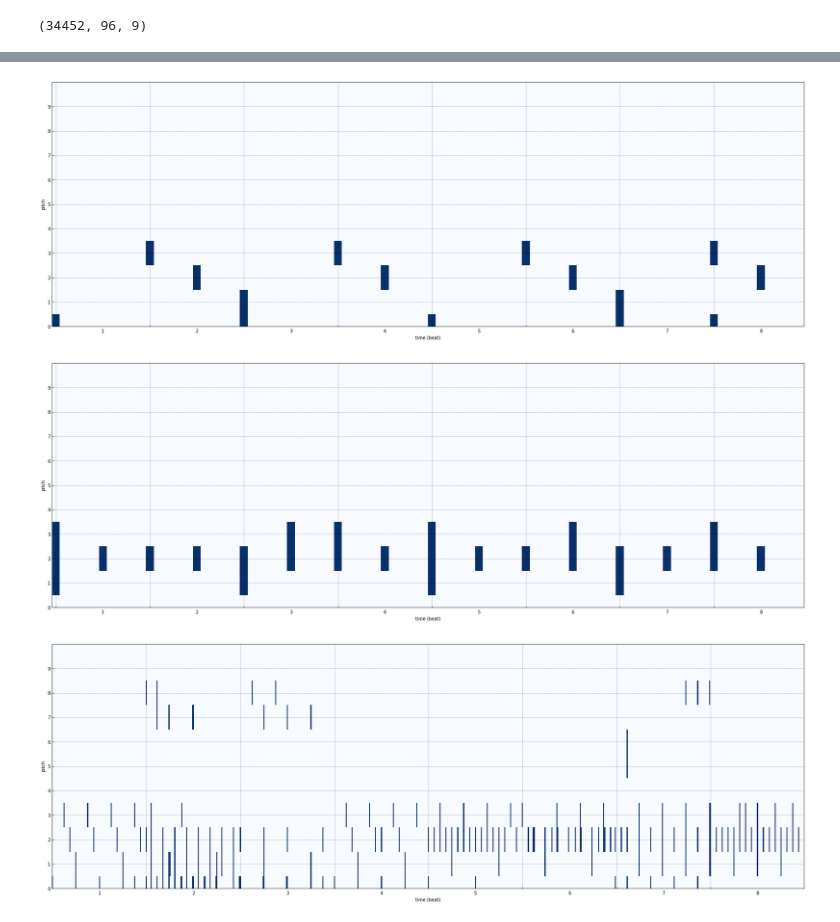
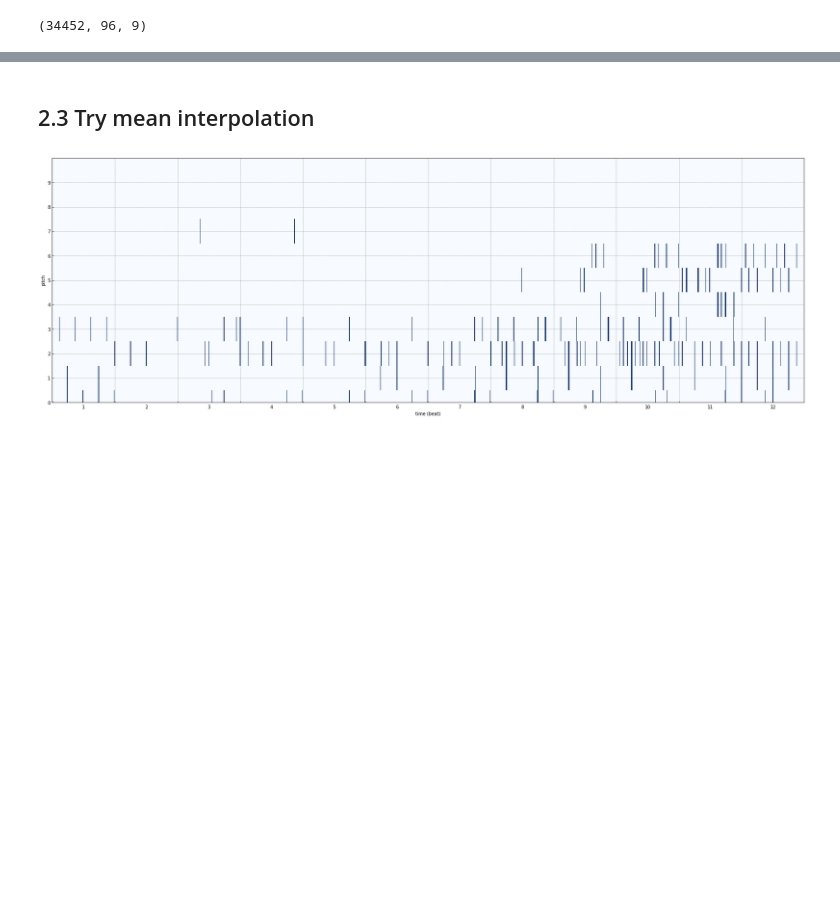
Before and after one commit to vibertthio/drum_generation, a Jupyter notebook: vae_rnn/vae_rnn_interpolation.ipynb, the cells around one changed output, grey strips where cells are left out. Drawn from its saved outputs; the diff is of its cells as text; code cells hidden in the pictures; blank space fills up the shorter version.

Commit message:
:guitar: finish adding new data

```diff
--- a/vae_rnn/vae_rnn_interpolation.ipynb
+++ b/vae_rnn/vae_rnn_interpolation.ipynb
@@ -22,11 +23,11 @@ for i, m in enumerate(models):
 # %%
 encoder = Encoder().to(device)
-decoder = Decoder().to(device)
+decoder = Decoder(beat=48).to(device)
 vae = VAE(encoder, decoder).to(device)
 # %%
 vae.load_state_dict(torch.load(path + models[0]))
 # %%
-train_x_reduced = np.load('./../explore_data/data/train_x_drum_reduced.npy')
+train_x_reduced = np.load('./../explore_data/data/train_x_drum_reduced_Electronic.npy')
 print(train_x_reduced.shape)
 # %% [output]
 (34452, 96, 9)
@@ -123,3 +118,16 @@ def slerp(a, b, steps=256):
         tmp = np.sin((1.0-t)*omega) / so * a + np.sin(t*omega)/so * b
         step_list.append(tmp)
     return step_list
+# %%
+# read midi
+def parseMidi(filename):
+    mt = pypianoroll.parse(filename)
+    track = mt.tracks[0]
+    pr = track.pianoroll
+    pr = np.where(pr > 0, 1, 0)
+    pr = pr[:,:9]
+    return pr
+
+samples = np.zeros((256,96,9)).astype(np.float32)
+samples[0] = parseMidi('./samples/sample-1.mid')
+samples[1] = parseMidi('./samples/sample-4.mid')
@@ -126,43 +253,53 @@ def slerp(a, b, steps=256):
+# %% [markdown]
+## 2.3 Try mean interpolation
 # %%
 for batch_i, data in enumerate(train_loader):
     if batch_i > 0:
         break
     with torch.no_grad():
-        pltReducedDrumTrack(data[0][0])
-        pltReducedDrumTrack(data[0][1])
-        data = Variable(data[0]).type(torch.float32).to(device)
-        latent = encoder(data)
+        data = data[0]
+        # pltReducedDrumTrack(data[0])
+        # pltReducedDrumTrack(data[1])
+        data = Variable(data).type(torch.float32).to(device)
+        latent = vae._enc_mu(encoder(data))
+
         steps = np.asarray(slerp(
             latent[0].cpu().data.numpy(),
             latent[1].cpu().data.numpy(),
         ))
         steps_out = decoder(
-            vae._sample_latent(
-                torch.from_numpy(steps).to(device)))
+            torch.from_numpy(steps).to(device))
+
+        out = decoder(latent).cpu().data.numpy()
+        out = np.where(out > 0.2, 128, 0)
 
         out_concat = np.empty((0, 9))
         out_concat = np.concatenate(
-            (out_concat, data[0].cpu().data.numpy()),
+            (out_concat, data[0]),
+            axis=0)
+        out_concat = np.concatenate(
+            (out_concat, out[0]),
             axis=0)
 
         for i, step_i in enumerate(steps_out):
-            if i % 50 == 0:
+            if i % 30 == 0 and i > 10 and i < 250:
                 o = step_i.cpu().data.numpy()
                 o = np.where(o > 0.2, 128, 0)
                 out_concat = np.concatenate(
                     (out_concat, o),
                     axis=0)
         out_concat = np.concatenate(
-            (out_concat, data[1].cpu().data.numpy()),
+            (out_concat, out[1]),
+            axis=0)
+        out_concat = np.concatenate(
+            (out_concat, data[1]),
             axis=0)
 
         writeData2Midi(out_concat)
 
         pltReducedDrumTrack(
             out_concat,
             beat_resolution=96,
         )
 # %% [output]
-[figure, old version]
+[figure, new version]
-[figure, removed]
-[figure, removed]
```
Also changed, not shown: parts of 11 cells of this notebook, 22 other files.
